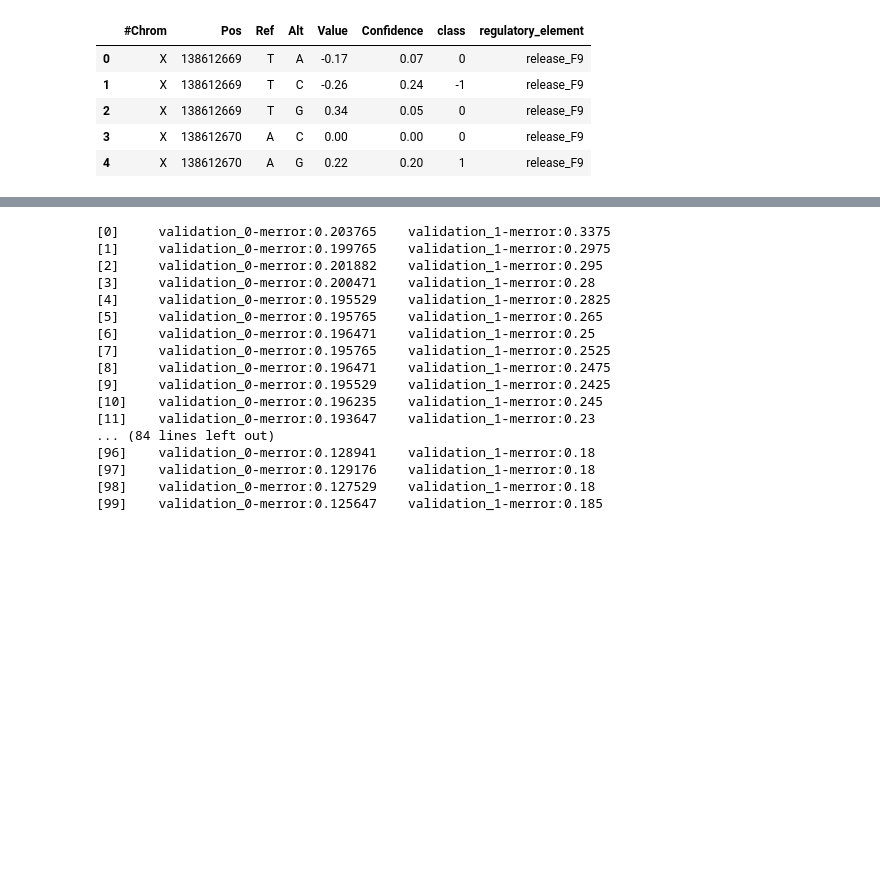
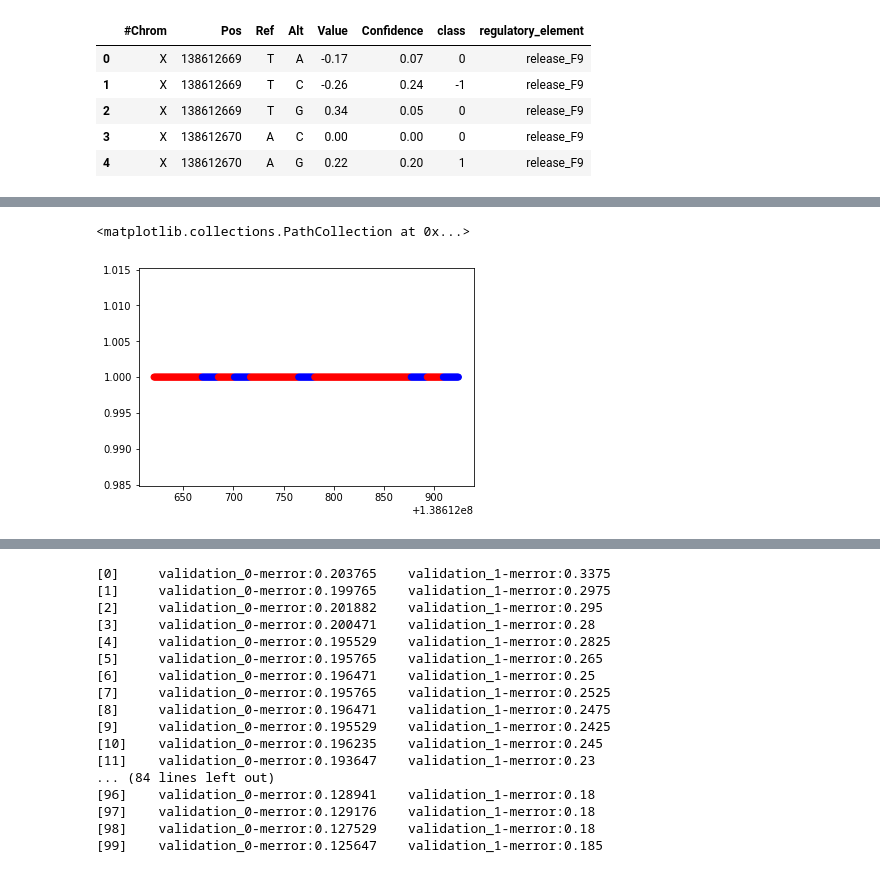
Before and after one commit to alex-hh/cagi5_mpra_prediction, a Jupyter notebook: Cagi5Exploration.ipynb, the cells around one changed output, grey strips where cells are left out. Cells and saved outputs as stored; diff of their text form; code cells hidden in the pictures; blank space fills up the shorter version.

```diff
--- a/Cagi5Exploration.ipynb
+++ b/Cagi5Exploration.ipynb
@@ -19,0 +347,5 @@ df.head()
+# %%
+plt.scatter(pos_list, [1 for x in pos_list],c=c)
+# %% [output]
+<matplotlib.collections.PathCollection at 0x...>
+[figure, added]
```
Also changed, not shown: parts of 31 cells of this notebook, 2 other files.
